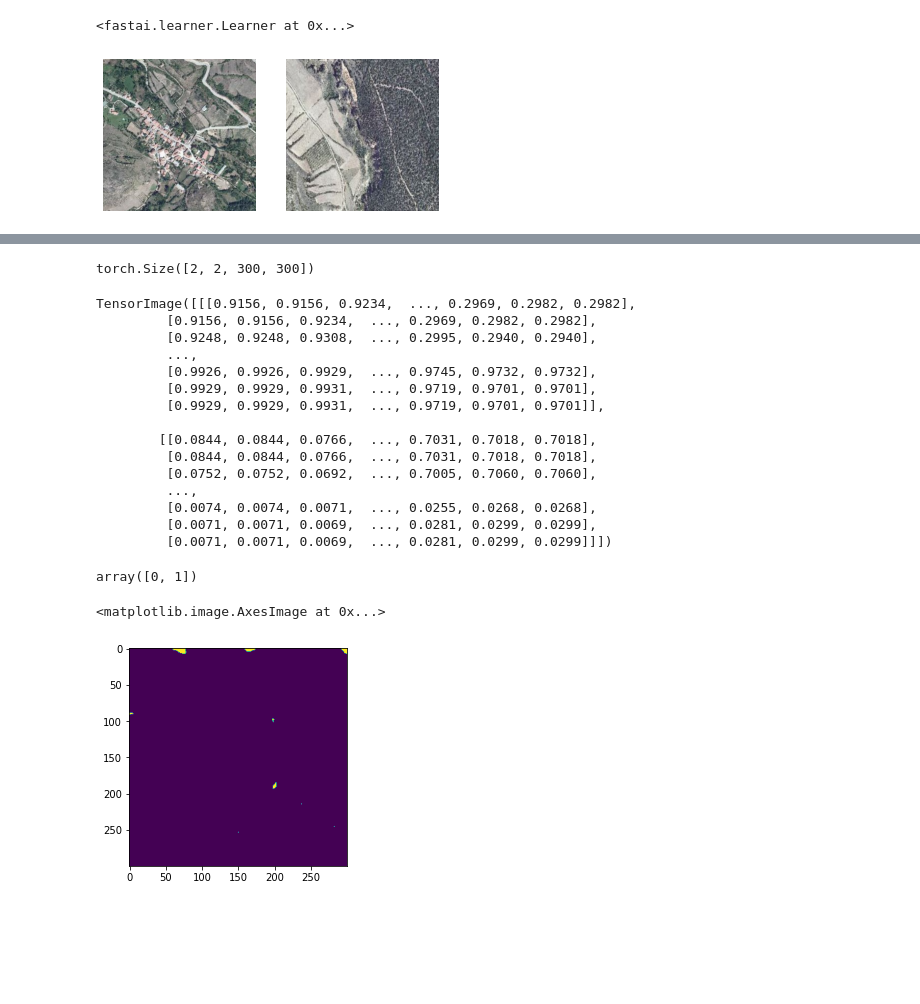
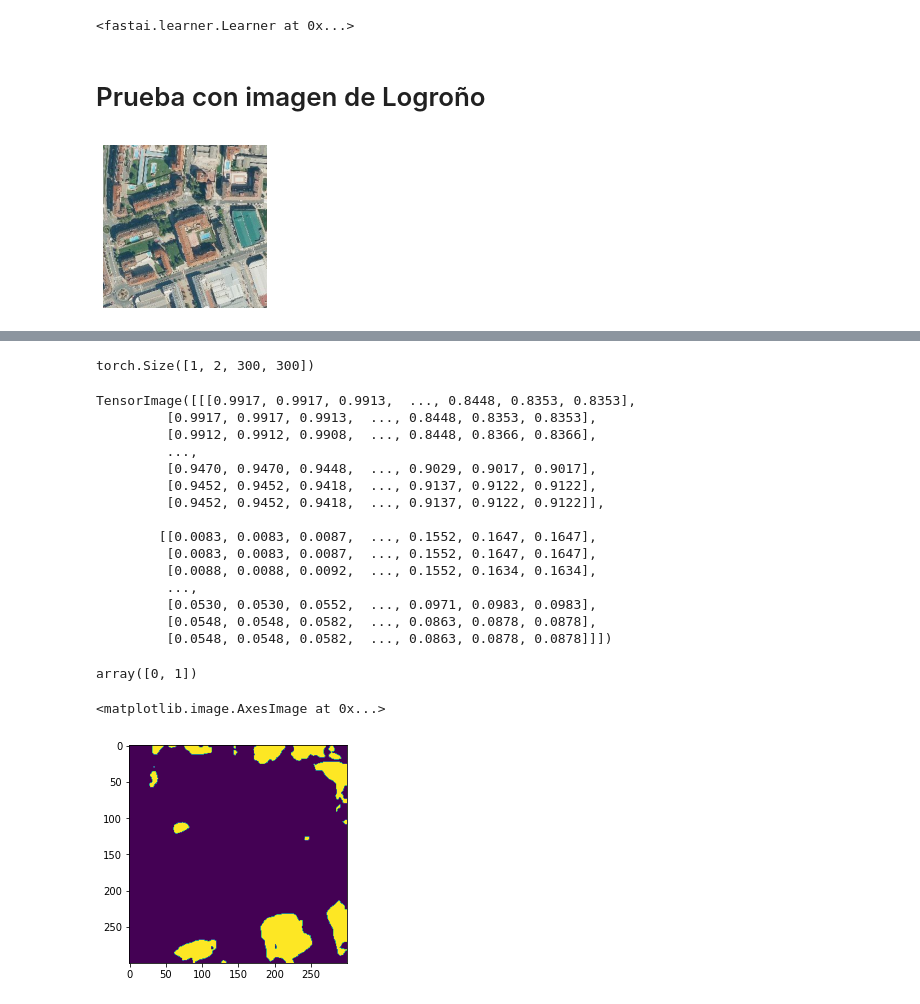
Before and after one commit to IA2021UR/trabajo-ia-en-la-comunidad-de-la-rioja-equipo-6, a Jupyter notebook: PruebaModeloRioja2.ipynb, the cells around one changed output, grey strips where cells are left out. Drawn from its saved outputs; the diff is of its cells as text; code cells hidden in the pictures; blank space fills up the shorter version.

```diff
--- a/PruebaModeloRioja2.ipynb
+++ b/PruebaModeloRioja2.ipynb
@@ -185,11 +185,13 @@ learn.load('hrnet')
 <fastai.learner.Learner at 0x...>
 # %%
 fnames = get_image_files(path_images/'test')
+# %% [markdown]
+# Prueba con imagen de Logroño
 # %%
-dl = learn.dls.test_dl(fnames[2:4])
+dl = learn.dls.test_dl(fnames[1:2])
 dl.show_batch()
 # %% [output]
-[figure, old version]
+[figure, new version]
 # %%
 preds = learn.get_preds(dl=dl)
 # %% [output]
@@ -197,27 +199,27 @@ preds = learn.get_preds(dl=dl)
 # %%
 preds[0].shape
 # %% [output]
-torch.Size([2, 2, 300, 300])
+torch.Size([1, 2, 300, 300])
 # %%
 preds_1 = preds[0][0]
 # %%
 preds_1
 # %% [output]
-TensorImage([[[0.9156, 0.9156, 0.9234,  ..., 0.2969, 0.2982, 0.2982],
-         [0.9156, 0.9156, 0.9234,  ..., 0.2969, 0.2982, 0.2982],
-         [0.9248, 0.9248, 0.9308,  ..., 0.2995, 0.2940, 0.2940],
+TensorImage([[[0.9917, 0.9917, 0.9913,  ..., 0.8448, 0.8353, 0.8353],
+         [0.9917, 0.9917, 0.9913,  ..., 0.8448, 0.8353, 0.8353],
+         [0.9912, 0.9912, 0.9908,  ..., 0.8448, 0.8366, 0.8366],
          ...,
-         [0.9926, 0.9926, 0.9929,  ..., 0.9745, 0.9732, 0.9732],
-         [0.9929, 0.9929, 0.9931,  ..., 0.9719, 0.9701, 0.9701],
-         [0.9929, 0.9929, 0.9931,  ..., 0.9719, 0.9701, 0.9701]],
+         [0.9470, 0.9470, 0.9448,  ..., 0.9029, 0.9017, 0.9017],
+         [0.9452, 0.9452, 0.9418,  ..., 0.9137, 0.9122, 0.9122],
+         [0.9452, 0.9452, 0.9418,  ..., 0.9137, 0.9122, 0.9122]],
 
-        [[0.0844, 0.0844, 0.0766,  ..., 0.7031, 0.7018, 0.7018],
-         [0.0844, 0.0844, 0.0766,  ..., 0.7031, 0.7018, 0.7018],
-         [0.0752, 0.0752, 0.0692,  ..., 0.7005, 0.7060, 0.7060],
+        [[0.0083, 0.0083, 0.0087,  ..., 0.1552, 0.1647, 0.1647],
+         [0.0083, 0.0083, 0.0087,  ..., 0.1552, 0.1647, 0.1647],
+         [0.0088, 0.0088, 0.0092,  ..., 0.1552, 0.1634, 0.1634],
          ...,
-         [0.0074, 0.0074, 0.0071,  ..., 0.0255, 0.0268, 0.0268],
-         [0.0071, 0.0071, 0.0069,  ..., 0.0281, 0.0299, 0.0299],
-         [0.0071, 0.0071, 0.0069,  ..., 0.0281, 0.0299, 0.0299]]])
+         [0.0530, 0.0530, 0.0552,  ..., 0.0971, 0.0983, 0.0983],
+         [0.0548, 0.0548, 0.0582,  ..., 0.0863, 0.0878, 0.0878],
+         [0.0548, 0.0548, 0.0582,  ..., 0.0863, 0.0878, 0.0878]]])
 # %%
 preds_arx = (preds_1).argmax(dim=0)
 # %%
@@ -228,4 +230,4 @@ array([0, 1])
 plt.imshow(preds_arx)
 # %% [output]
 <matplotlib.image.AxesImage at 0x...>
-[figure, old version]
+[figure, new version]
```
Also changed, not shown: parts of 15 cells of this notebook.
